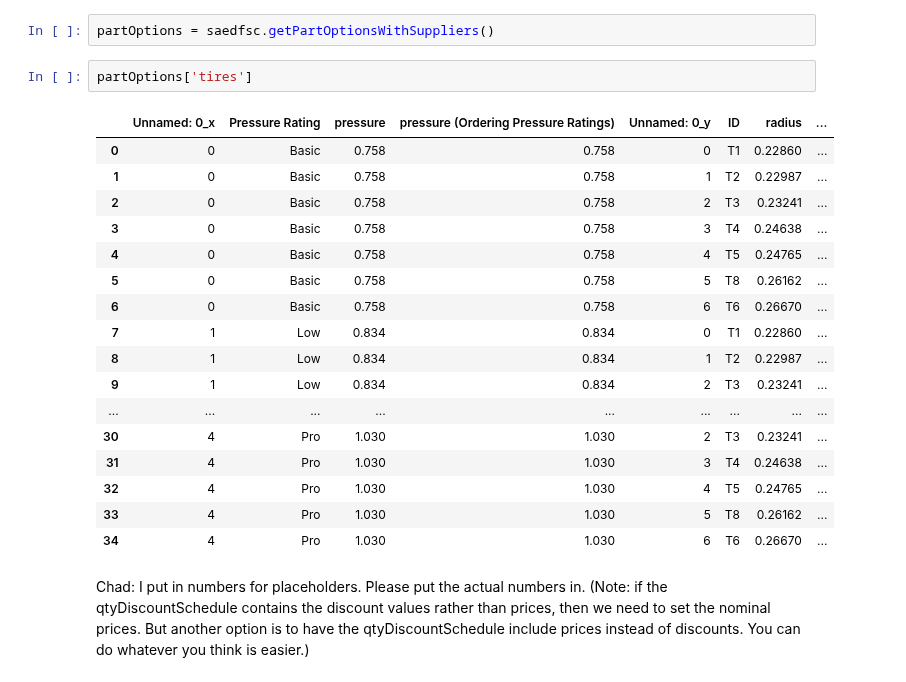
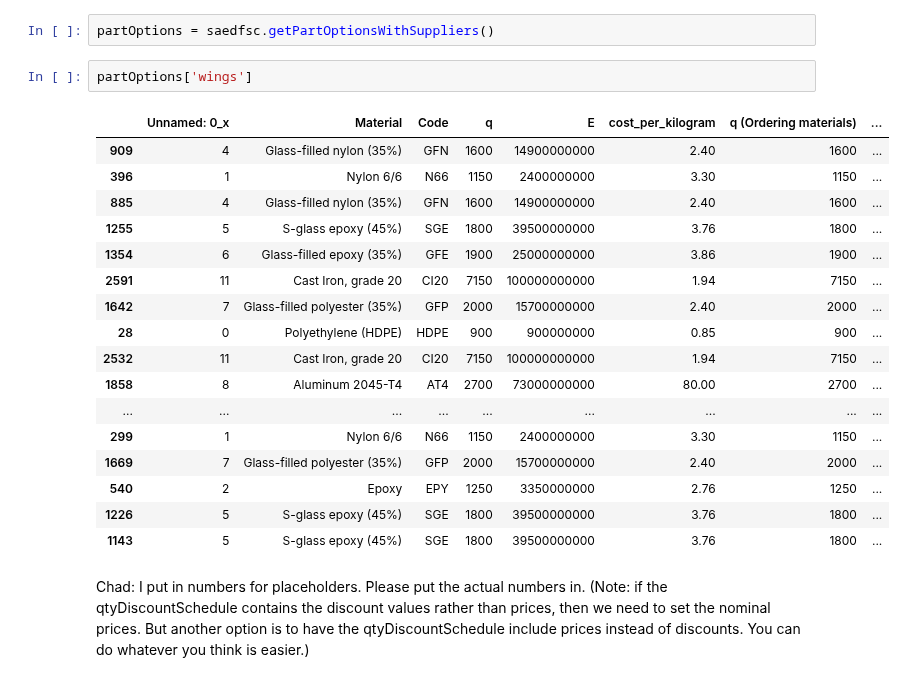
Before and after one commit to hmedal/sae-dsc-hmedal, a Jupyter notebook: examples/pd-sc-opt.ipynb, the cells around one changed output. Cells and saved outputs as stored; diff of their text form.

```diff
--- a/examples/pd-sc-opt.ipynb
+++ b/examples/pd-sc-opt.ipynb
@@ -68,25 +68,25 @@ saedfsc.qtyDiscountSchedule
 # %%
 partOptions = saedfsc.getPartOptionsWithSuppliers()
 # %%
-partOptions['tires']
+partOptions['wings']
 # %% [output]
-|  | Unnamed: 0_x | Pressure Rating | pressure | pressure (Ordering Pressure Ratings) | Unnamed: 0_y | ID | radius | ... |
-| 0 | 0 | Basic | 0.758 | 0.758 | 0 | T1 | 0.22860 | ... |
-| 1 | 0 | Basic | 0.758 | 0.758 | 1 | T2 | 0.22987 | ... |
-| 2 | 0 | Basic | 0.758 | 0.758 | 2 | T3 | 0.23241 | ... |
-| 3 | 0 | Basic | 0.758 | 0.758 | 3 | T4 | 0.24638 | ... |
-| 4 | 0 | Basic | 0.758 | 0.758 | 4 | T5 | 0.24765 | ... |
-| 5 | 0 | Basic | 0.758 | 0.758 | 5 | T8 | 0.26162 | ... |
-| 6 | 0 | Basic | 0.758 | 0.758 | 6 | T6 | 0.26670 | ... |
-| 7 | 1 | Low | 0.834 | 0.834 | 0 | T1 | 0.22860 | ... |
-| 8 | 1 | Low | 0.834 | 0.834 | 1 | T2 | 0.22987 | ... |
-| 9 | 1 | Low | 0.834 | 0.834 | 2 | T3 | 0.23241 | ... |
+|  | Unnamed: 0_x | Material | Code | q | E | cost_per_kilogram | q (Ordering materials) | ... |
+| 909 | 4 | Glass-filled nylon (35%) | GFN | 1600 | 14900000000 | 2.40 | 1600 | ... |
+| 396 | 1 | Nylon 6/6 | N66 | 1150 | 2400000000 | 3.30 | 1150 | ... |
+| 885 | 4 | Glass-filled nylon (35%) | GFN | 1600 | 14900000000 | 2.40 | 1600 | ... |
+| 1255 | 5 | S-glass epoxy (45%) | SGE | 1800 | 39500000000 | 3.76 | 1800 | ... |
+| 1354 | 6 | Glass-filled epoxy (35%) | GFE | 1900 | 25000000000 | 3.86 | 1900 | ... |
+| 2591 | 11 | Cast Iron, grade 20 | CI20 | 7150 | 100000000000 | 1.94 | 7150 | ... |
+| 1642 | 7 | Glass-filled polyester (35%) | GFP | 2000 | 15700000000 | 2.40 | 2000 | ... |
+| 28 | 0 | Polyethylene (HDPE) | HDPE | 900 | 900000000 | 0.85 | 900 | ... |
+| 2532 | 11 | Cast Iron, grade 20 | CI20 | 7150 | 100000000000 | 1.94 | 7150 | ... |
+| 1858 | 8 | Aluminum 2045-T4 | AT4 | 2700 | 73000000000 | 80.00 | 2700 | ... |
 | ... | ... | ... | ... | ... | ... | ... | ... | ... |
-| 30 | 4 | Pro | 1.030 | 1.030 | 2 | T3 | 0.23241 | ... |
-| 31 | 4 | Pro | 1.030 | 1.030 | 3 | T4 | 0.24638 | ... |
-| 32 | 4 | Pro | 1.030 | 1.030 | 4 | T5 | 0.24765 | ... |
-| 33 | 4 | Pro | 1.030 | 1.030 | 5 | T8 | 0.26162 | ... |
-| 34 | 4 | Pro | 1.030 | 1.030 | 6 | T6 | 0.26670 | ... |
+| 299 | 1 | Nylon 6/6 | N66 | 1150 | 2400000000 | 3.30 | 1150 | ... |
+| 1669 | 7 | Glass-filled polyester (35%) | GFP | 2000 | 15700000000 | 2.40 | 2000 | ... |
+| 540 | 2 | Epoxy | EPY | 1250 | 3350000000 | 2.76 | 1250 | ... |
+| 1226 | 5 | S-glass epoxy (45%) | SGE | 1800 | 39500000000 | 3.76 | 1800 | ... |
+| 1143 | 5 | S-glass epoxy (45%) | SGE | 1800 | 39500000000 | 3.76 | 1800 | ... |
 # %% [markdown]
 Chad: I put in numbers for placeholders. Please put the actual numbers in. (Note: if the qtyDiscountSchedule contains the discount values rather than prices, then we need to set the nominal prices. But another option is to have the qtyDiscountSchedule include prices instead of discounts. You can do whatever you think is easier.)
 # %%
```
Also changed, not shown: parts of 3 cells of this notebook, 2 other files.
